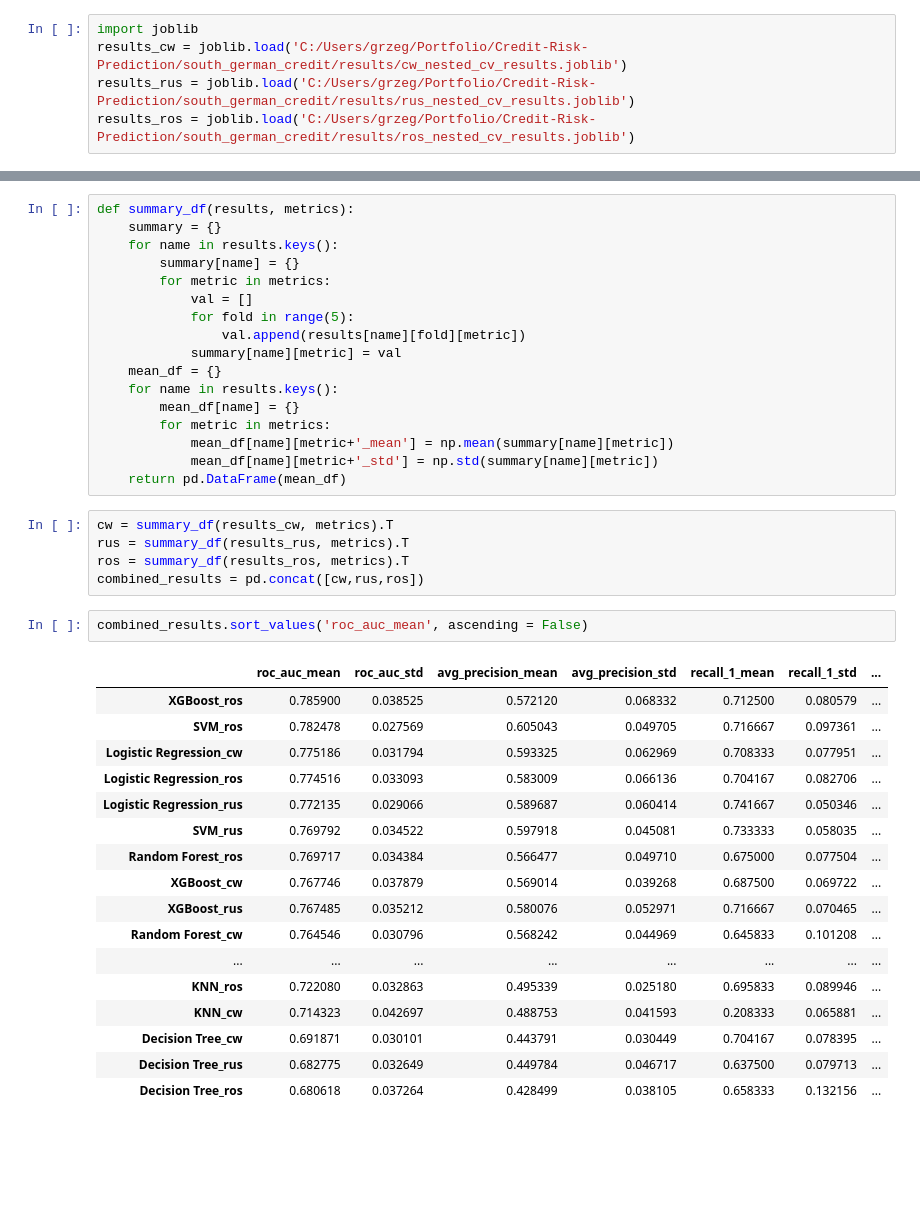
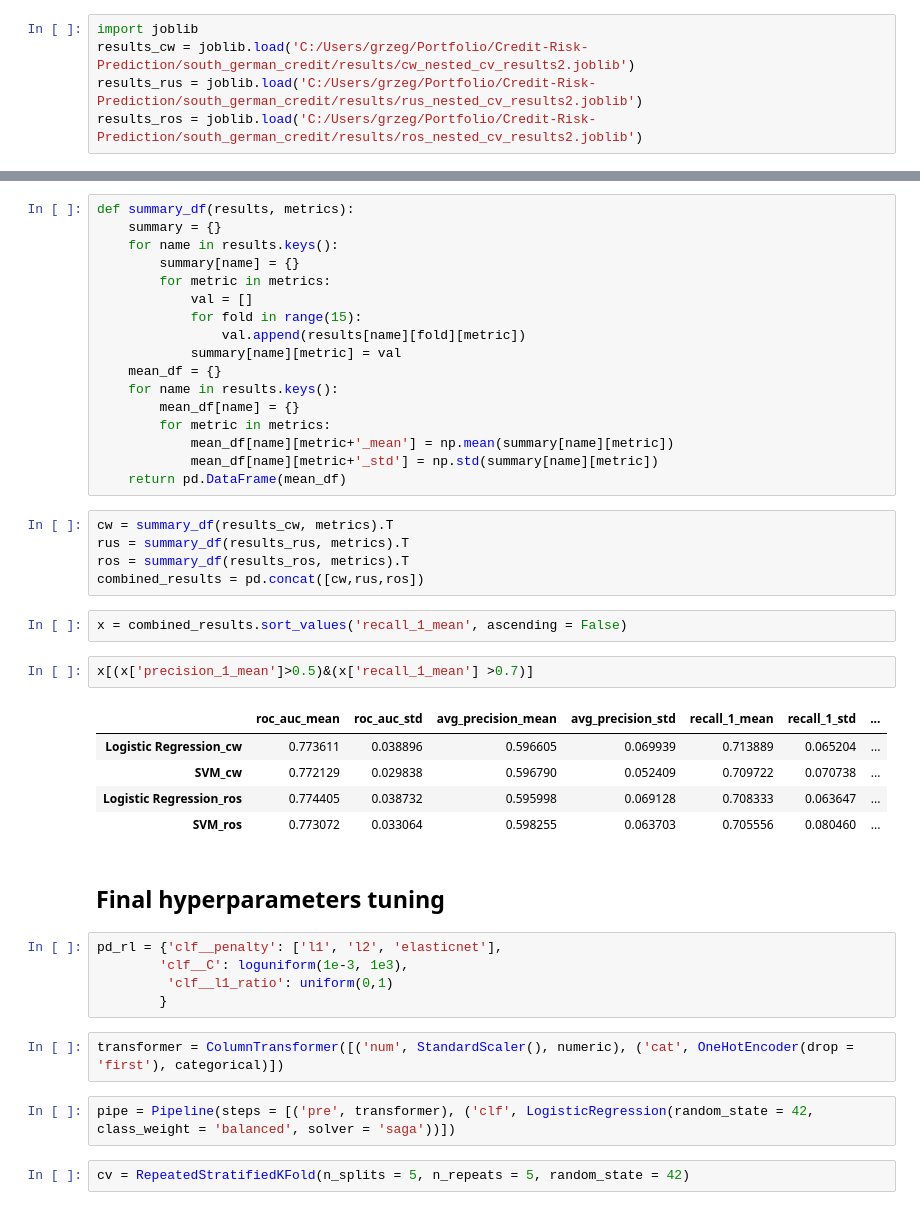
Before and after one commit to Grzesiesz/Credit-Risk-Prediction, a Jupyter notebook: south_german_credit/notebooks/Modeling.ipynb, the cells around one changed output, grey strips where cells are left out. Saved outputs shown, nothing was run; the diff lists cells and outputs as text; blank space fills up the shorter version.

```diff
--- a/south_german_credit/notebooks/Modeling.ipynb
+++ b/south_german_credit/notebooks/Modeling.ipynb
@@ -338,9 +325,9 @@ joblib.dump(results_ros, 'C:/Users/grzeg/Portfolio/Credit-Risk-Prediction/south_
 ## Results summary
 # %%
 import joblib
-results_cw = joblib.load('C:/Users/grzeg/Portfolio/Credit-Risk-Prediction/south_german_credit/results/cw_nested_cv_results.joblib')
-results_rus = joblib.load('C:/Users/grzeg/Portfolio/Credit-Risk-Prediction/south_german_credit/results/rus_nested_cv_results.joblib')
-results_ros = joblib.load('C:/Users/grzeg/Portfolio/Credit-Risk-Prediction/south_german_credit/results/ros_nested_cv_results.joblib')
+results_cw = joblib.load('C:/Users/grzeg/Portfolio/Credit-Risk-Prediction/south_german_credit/results/cw_nested_cv_results2.joblib')
+results_rus = joblib.load('C:/Users/grzeg/Portfolio/Credit-Risk-Prediction/south_german_credit/results/rus_nested_cv_results2.joblib')
+results_ros = joblib.load('C:/Users/grzeg/Portfolio/Credit-Risk-Prediction/south_german_credit/results/ros_nested_cv_results2.joblib')
 # %%
 metrics = ['roc_auc', 'avg_precision', 'recall_1', 'precision_1', 'recall_0']
 # %%
@@ -350,7 +337,7 @@ def summary_df(results, metrics):
         summary[name] = {}
         for metric in metrics:
             val = []
-            for fold in range(5):
+            for fold in range(15):
                 val.append(results[name][fold][metric])
             summary[name][metric] = val
     mean_df = {}
@@ -366,22 +353,25 @@ rus = summary_df(results_rus, metrics).T
 ros = summary_df(results_ros, metrics).T
 combined_results = pd.concat([cw,rus,ros])
 # %%
-combined_results.sort_values('roc_auc_mean', ascending = False)
+x = combined_results.sort_values('recall_1_mean', ascending = False)
-# %% [output]
-|  | roc_auc_mean | roc_auc_std | avg_precision_mean | avg_precision_std | recall_1_mean | recall_1_std | ... |
-| XGBoost_ros | 0.785900 | 0.038525 | 0.572120 | 0.068332 | 0.712500 | 0.080579 | ... |
-| SVM_ros | 0.782478 | 0.027569 | 0.605043 | 0.049705 | 0.716667 | 0.097361 | ... |
-| Logistic Regression_cw | 0.775186 | 0.031794 | 0.593325 | 0.062969 | 0.708333 | 0.077951 | ... |
-| Logistic Regression_ros | 0.774516 | 0.033093 | 0.583009 | 0.066136 | 0.704167 | 0.082706 | ... |
-| Logistic Regression_rus | 0.772135 | 0.029066 | 0.589687 | 0.060414 | 0.741667 | 0.050346 | ... |
-| SVM_rus | 0.769792 | 0.034522 | 0.597918 | 0.045081 | 0.733333 | 0.058035 | ... |
-| Random Forest_ros | 0.769717 | 0.034384 | 0.566477 | 0.049710 | 0.675000 | 0.077504 | ... |
-| XGBoost_cw | 0.767746 | 0.037879 | 0.569014 | 0.039268 | 0.687500 | 0.069722 | ... |
-| XGBoost_rus | 0.767485 | 0.035212 | 0.580076 | 0.052971 | 0.716667 | 0.070465 | ... |
-| Random Forest_cw | 0.764546 | 0.030796 | 0.568242 | 0.044969 | 0.645833 | 0.101208 | ... |
-| ... | ... | ... | ... | ... | ... | ... | ... |
-| KNN_ros | 0.722080 | 0.032863 | 0.495339 | 0.025180 | 0.695833 | 0.089946 | ... |
-| KNN_cw | 0.714323 | 0.042697 | 0.488753 | 0.041593 | 0.208333 | 0.065881 | ... |
-| Decision Tree_cw | 0.691871 | 0.030101 | 0.443791 | 0.030449 | 0.704167 | 0.078395 | ... |
-| Decision Tree_rus | 0.682775 | 0.032649 | 0.449784 | 0.046717 | 0.637500 | 0.079713 | ... |
-| Decision Tree_ros | 0.680618 | 0.037264 | 0.428499 | 0.038105 | 0.658333 | 0.132156 | ... |
+# %%
+x[(x['precision_1_mean']>0.5)&(x['recall_1_mean'] >0.7)]
+# %% [output]
+|  | roc_auc_mean | roc_auc_std | avg_precision_mean | avg_precision_std | recall_1_mean | recall_1_std | ... |
+| Logistic Regression_cw | 0.773611 | 0.038896 | 0.596605 | 0.069939 | 0.713889 | 0.065204 | ... |
+| SVM_cw | 0.772129 | 0.029838 | 0.596790 | 0.052409 | 0.709722 | 0.070738 | ... |
+| Logistic Regression_ros | 0.774405 | 0.038732 | 0.595998 | 0.069128 | 0.708333 | 0.063647 | ... |
+| SVM_ros | 0.773072 | 0.033064 | 0.598255 | 0.063703 | 0.705556 | 0.080460 | ... |
+# %% [markdown]
+## Final hyperparameters tuning
+# %%
+pd_rl = {'clf__penalty': ['l1', 'l2', 'elasticnet'],
+        'clf__C': loguniform(1e-3, 1e3),
+         'clf__l1_ratio': uniform(0,1)
+        }
+# %%
+transformer = ColumnTransformer([('num', StandardScaler(), numeric), ('cat', OneHotEncoder(drop = 'first'), categorical)])
+# %%
+pipe = Pipeline(steps = [('pre', transformer), ('clf', LogisticRegression(random_state = 42, class_weight = 'balanced', solver = 'saga'))])
+# %%
+cv = RepeatedStratifiedKFold(n_splits = 5, n_repeats = 5, random_state = 42)
```
Also changed, not shown: parts of 14 cells of this notebook, 3 other files.
